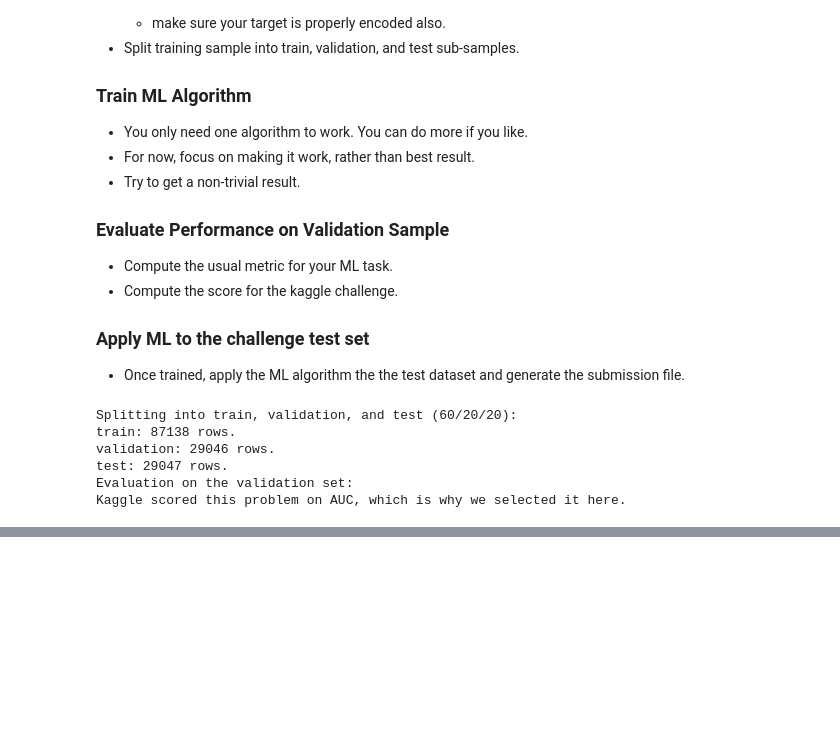
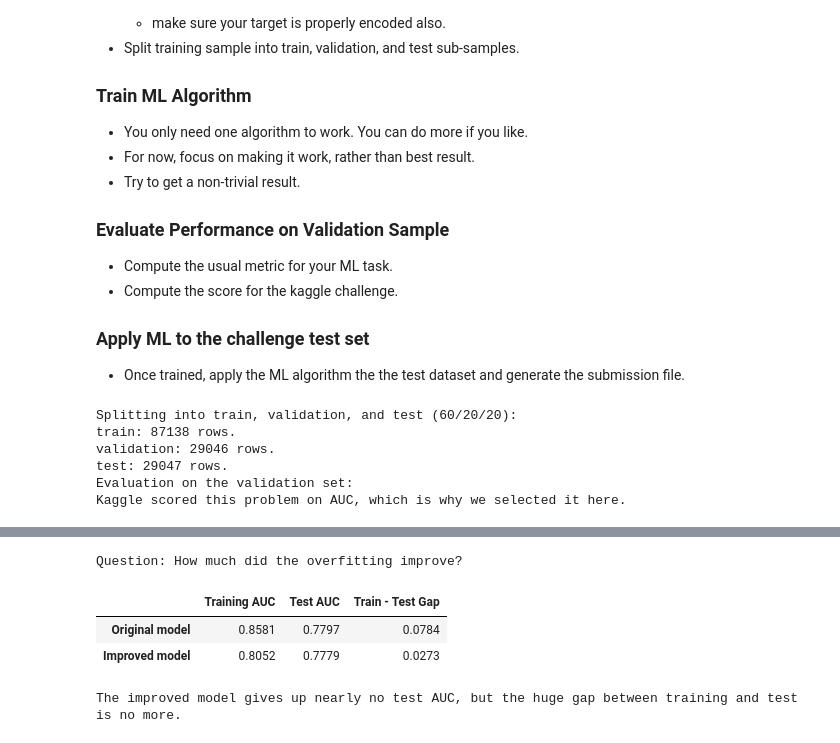
Before and after one commit to radtothebone/data-science-3402, a Jupyter notebook: Final Project/Group_4_Final_Project.ipynb, the cells around one changed output, grey strips where cells are left out. Saved outputs shown, nothing was run; the diff lists cells and outputs as text; code cells hidden in the pictures; blank space fills up the shorter version.

```diff
--- a/Final Project/Group_4_Final_Project.ipynb
+++ b/Final Project/Group_4_Final_Project.ipynb
@@ -665,0 +666,18 @@ The model correctly predicts 1895 True Positives, and 21187 true negatives.
+# %%
+print('Question: How much did the overfitting improve?')
+
+model_comparison = pd.DataFrame({
+    'Training AUC': [train_auc, train_auc_corrected],
+    'Test AUC': [test_auc, test_auc_corrected],
+    'Train - Test Gap': [train_auc - test_auc, train_auc_corrected - test_auc_corrected],
+}, index=['Original model', 'Improved model'])
+
+display(model_comparison.round(4))
+
+print('The improved model gives up nearly no test AUC, but the huge gap between training and test is no more.')
+# %% [output]
+Question: How much did the overfitting improve?
+|  | Training AUC | Test AUC | Train - Test Gap |
+| Original model | 0.8581 | 0.7797 | 0.0784 |
+| Improved model | 0.8052 | 0.7779 | 0.0273 |
+The improved model gives up nearly no test AUC, but the huge gap between training and test is no more.
```
Also changed, not shown: parts of 7 cells of this notebook.
